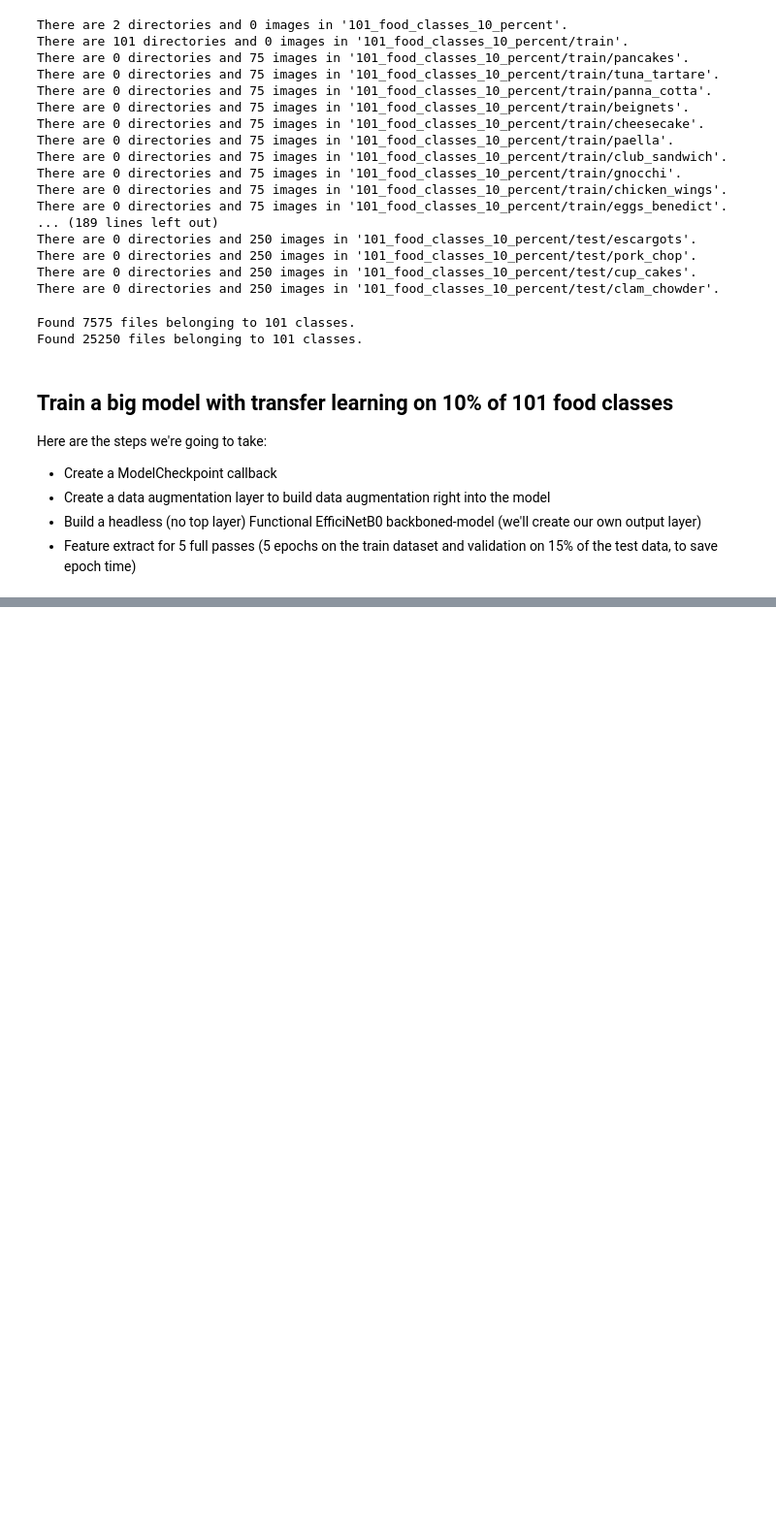
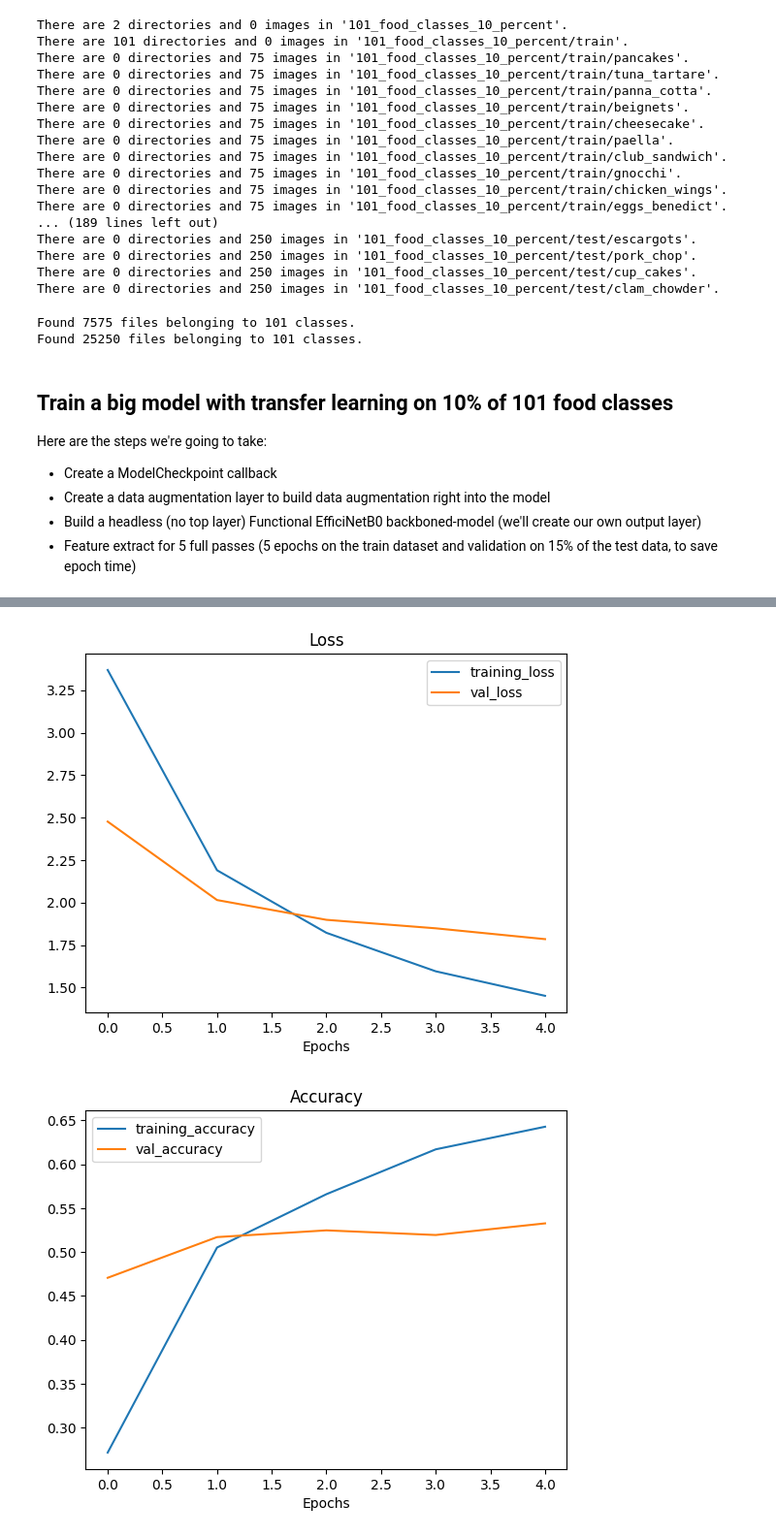
Before and after one commit to theclosedbook/TensorFlow, a Jupyter notebook: Transfer_learning_part_3.ipynb, the cells around one changed output, grey strips where cells are left out. Shown at 97% size. Drawn from its saved outputs; the diff is of its cells as text; code cells hidden in the pictures; blank space fills up the shorter version.

```diff
--- a/Transfer_learning_part_3.ipynb
+++ b/Transfer_learning_part_3.ipynb
@@ -126,0 +132,26 @@ Here are the steps we're going to take:
+# %%
+# Import the required modules for model creation
+from tensorflow.keras import layers
+from tensorflow.keras.models import Sequential
+
+## NEW: Newer versions of TensorFlow (2.10+) can use the tensorflow.keras.layers API directly for data augmentation
+data_augmentation = Sequential([
+  layers.RandomFlip("horizontal"),
+  layers.RandomRotation(0.2),
+  layers.RandomZoom(0.2),
+  layers.RandomHeight(0.2),
+  layers.RandomWidth(0.2),
+  # preprocessing.Rescaling(1./255) # keep for ResNet50V2, remove for EfficientNetB0
+], name ="data_augmentation")
+# %%
+# Setup base model and freeze its layers (this will extract features)
+base_model = tf.keras.applications.efficientnet.EfficientNetB0(include_top=False)
+base_model.trainable = False
+
+# Setup model architecture with trainable top layers
+inputs = layers.Input(shape=(224, 224, 3), name="input_layer") # shape of input image
+x = data_augmentation(inputs) # augment images (only happens during training)
+x = base_model(x, training=False) # put the base model in inference mode so we can use it to extract features without updating the weights
+x = layers.GlobalAveragePooling2D(name="global_average_pooling")(x) # pool the outputs of the base model
+outputs = layers.Dense(len(train_data_all_10_percent.class_names), activation="softmax", name="output_layer")(x) # same number of outputs as classes
+model = tf.keras.Model(inputs, outputs)
@@ -126,0 +178,12 @@ Here are the steps we're going to take:
+# %%
+# Compile the model
+model.compile(loss="categorical_crossentropy",
+              optimizer=tf.keras.optimizers.Adam(),
+              metrics=["accuracy"])
+# %%
+# Fit the model
+history_all_10 = model.fit(train_data_all_10_percent,
+                           epochs=5,
+                           validation_data=test_data,
+                           validation_steps = int(0.15 * len(test_data)),
+                           callbacks=[checkpoint_callback])
@@ -126,0 +201,5 @@ Here are the steps we're going to take:
+# %%
+plot_loss_curves(history_all_10)
+# %% [output]
+[figure, added]
+[figure, added]
```
Also changed, not shown: parts of 4 cells of this notebook.
